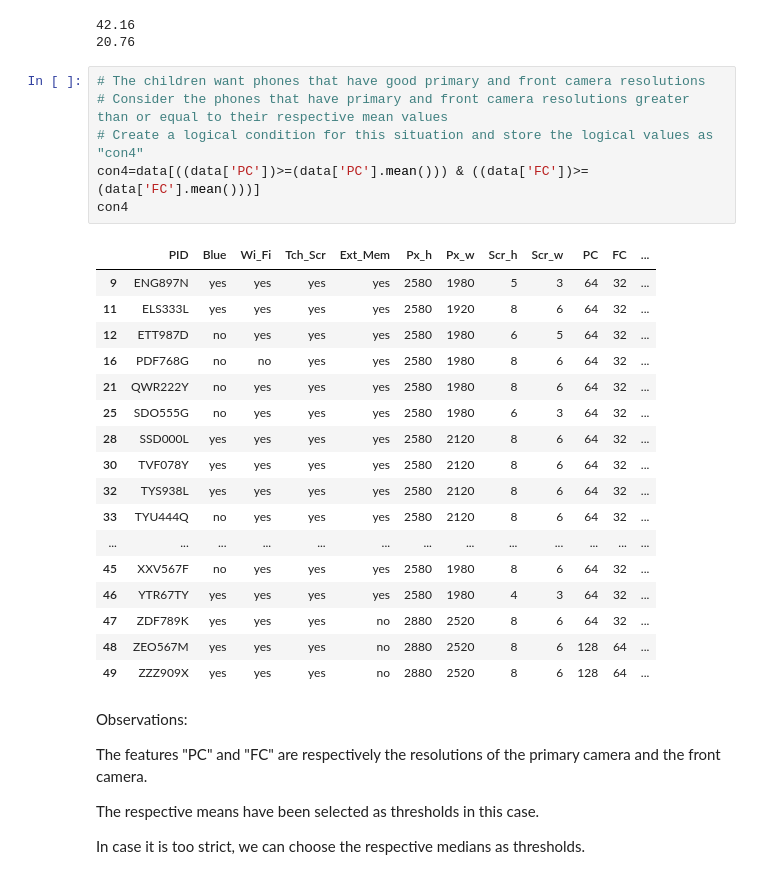
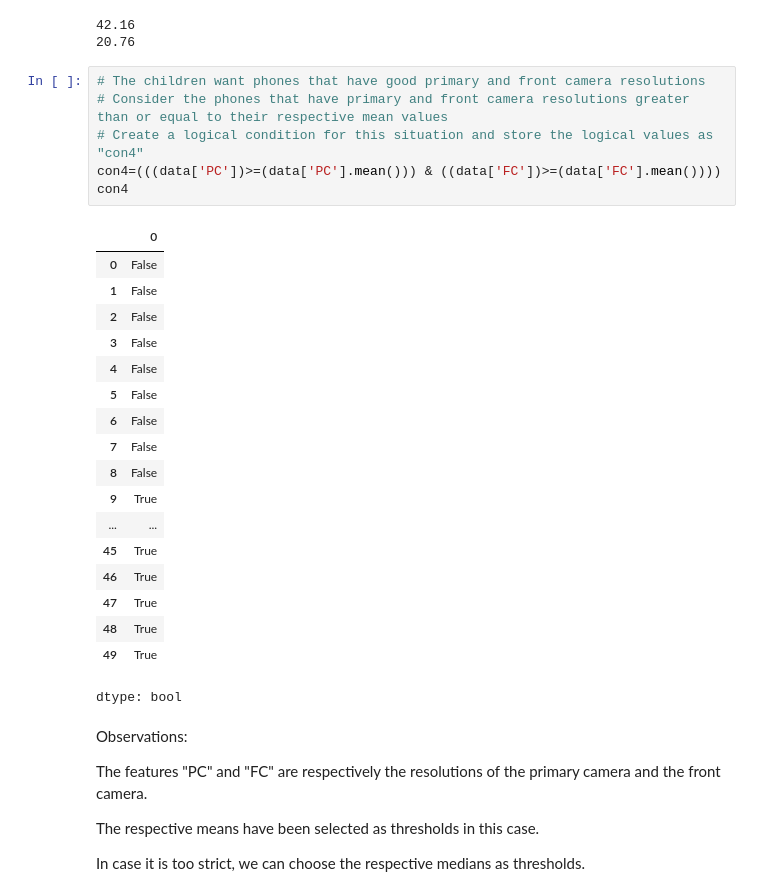
Before and after one commit to Alekhya-Popuri7/Unified-Mentor, a Jupyter notebook: Statistics Module Assignment.ipynb, the cells around one changed output. Drawn from its saved outputs; the diff is of its cells as text.

```diff
--- a/Statistics Module Assignment.ipynb
+++ b/Statistics Module Assignment.ipynb
@@ -380,27 +384,28 @@ print(data['FC'].mean())
 # %%
 # The children want phones that have good primary and front camera resolutions
 # Consider the phones that have primary and front camera resolutions greater than or equal to their respective mean values
 # Create a logical condition for this situation and store the logical values as "con4"
-con4=data[((data['PC'])>=(data['PC'].mean())) & ((data['FC'])>=(data['FC'].mean()))]
+con4=(((data['PC'])>=(data['PC'].mean())) & ((data['FC'])>=(data['FC'].mean())))
 con4
 # %% [output]
-|  | PID | Blue | Wi_Fi | Tch_Scr | Ext_Mem | Px_h | Px_w | Scr_h | Scr_w | PC | FC | ... |
-| 9 | ENG897N | yes | yes | yes | yes | 2580 | 1980 | 5 | 3 | 64 | 32 | ... |
-| 11 | ELS333L | yes | yes | yes | yes | 2580 | 1920 | 8 | 6 | 64 | 32 | ... |
-| 12 | ETT987D | no | yes | yes | yes | 2580 | 1980 | 6 | 5 | 64 | 32 | ... |
-| 16 | PDF768G | no | no | yes | yes | 2580 | 1980 | 8 | 6 | 64 | 32 | ... |
-| 21 | QWR222Y | no | yes | yes | yes | 2580 | 1980 | 8 | 6 | 64 | 32 | ... |
-| 25 | SDO555G | no | yes | yes | yes | 2580 | 1980 | 6 | 3 | 64 | 32 | ... |
-| 28 | SSD000L | yes | yes | yes | yes | 2580 | 2120 | 8 | 6 | 64 | 32 | ... |
-| 30 | TVF078Y | yes | yes | yes | yes | 2580 | 2120 | 8 | 6 | 64 | 32 | ... |
-| 32 | TYS938L | yes | yes | yes | yes | 2580 | 2120 | 8 | 6 | 64 | 32 | ... |
-| 33 | TYU444Q | no | yes | yes | yes | 2580 | 2120 | 8 | 6 | 64 | 32 | ... |
-| ... | ... | ... | ... | ... | ... | ... | ... | ... | ... | ... | ... | ... |
-| 45 | XXV567F | no | yes | yes | yes | 2580 | 1980 | 8 | 6 | 64 | 32 | ... |
-| 46 | YTR67TY | yes | yes | yes | yes | 2580 | 1980 | 4 | 3 | 64 | 32 | ... |
-| 47 | ZDF789K | yes | yes | yes | no | 2880 | 2520 | 8 | 6 | 64 | 32 | ... |
-| 48 | ZEO567M | yes | yes | yes | no | 2880 | 2520 | 8 | 6 | 128 | 64 | ... |
-| 49 | ZZZ909X | yes | yes | yes | no | 2880 | 2520 | 8 | 6 | 128 | 64 | ... |
+|  | 0 |
+| 0 | False |
+| 1 | False |
+| 2 | False |
+| 3 | False |
+| 4 | False |
+| 5 | False |
+| 6 | False |
+| 7 | False |
+| 8 | False |
+| 9 | True |
+| ... | ... |
+| 45 | True |
+| 46 | True |
+| 47 | True |
+| 48 | True |
+| 49 | True |
+dtype: bool
 # %% [markdown]
 Observations:
 
```
Also changed, not shown: parts of 13 cells of this notebook.
